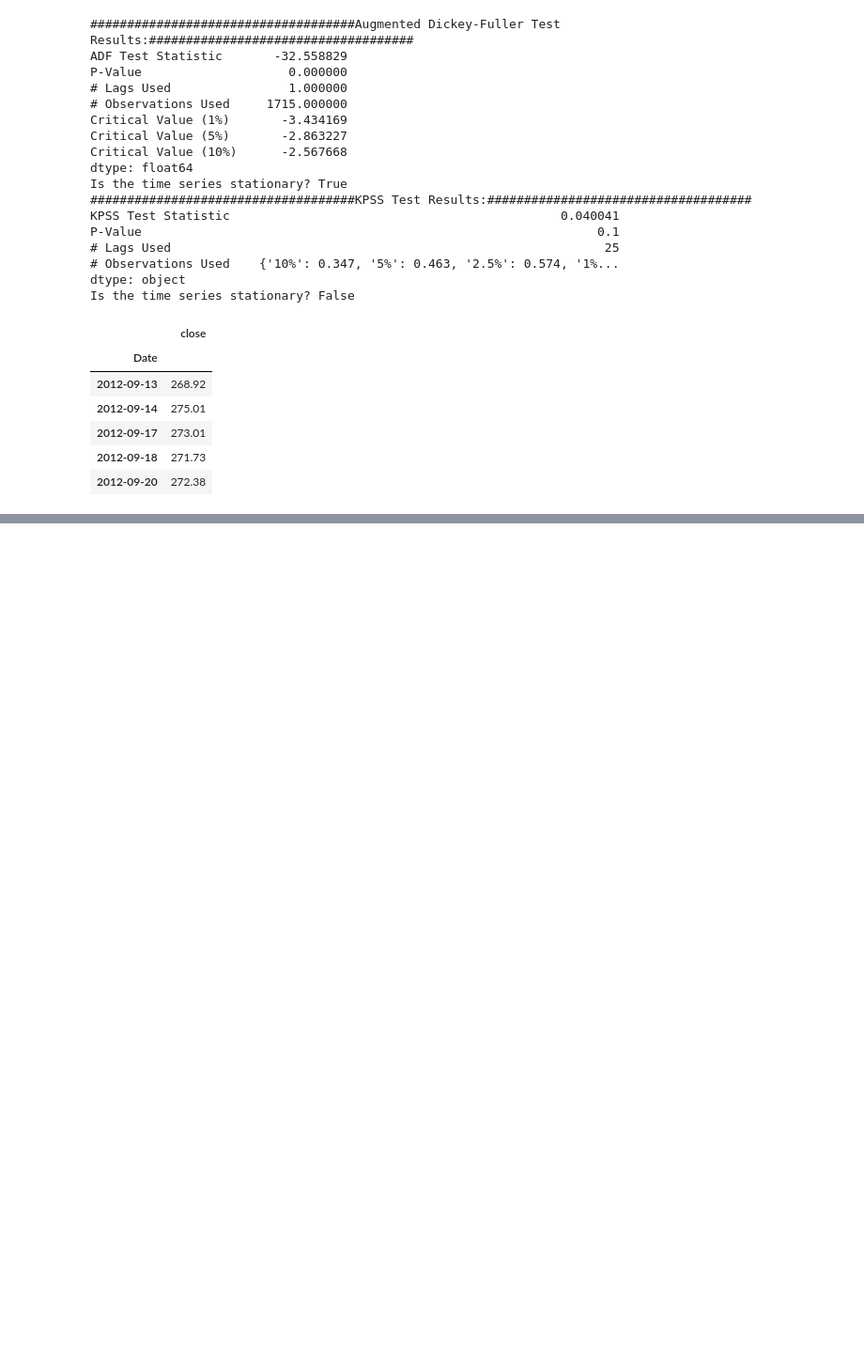
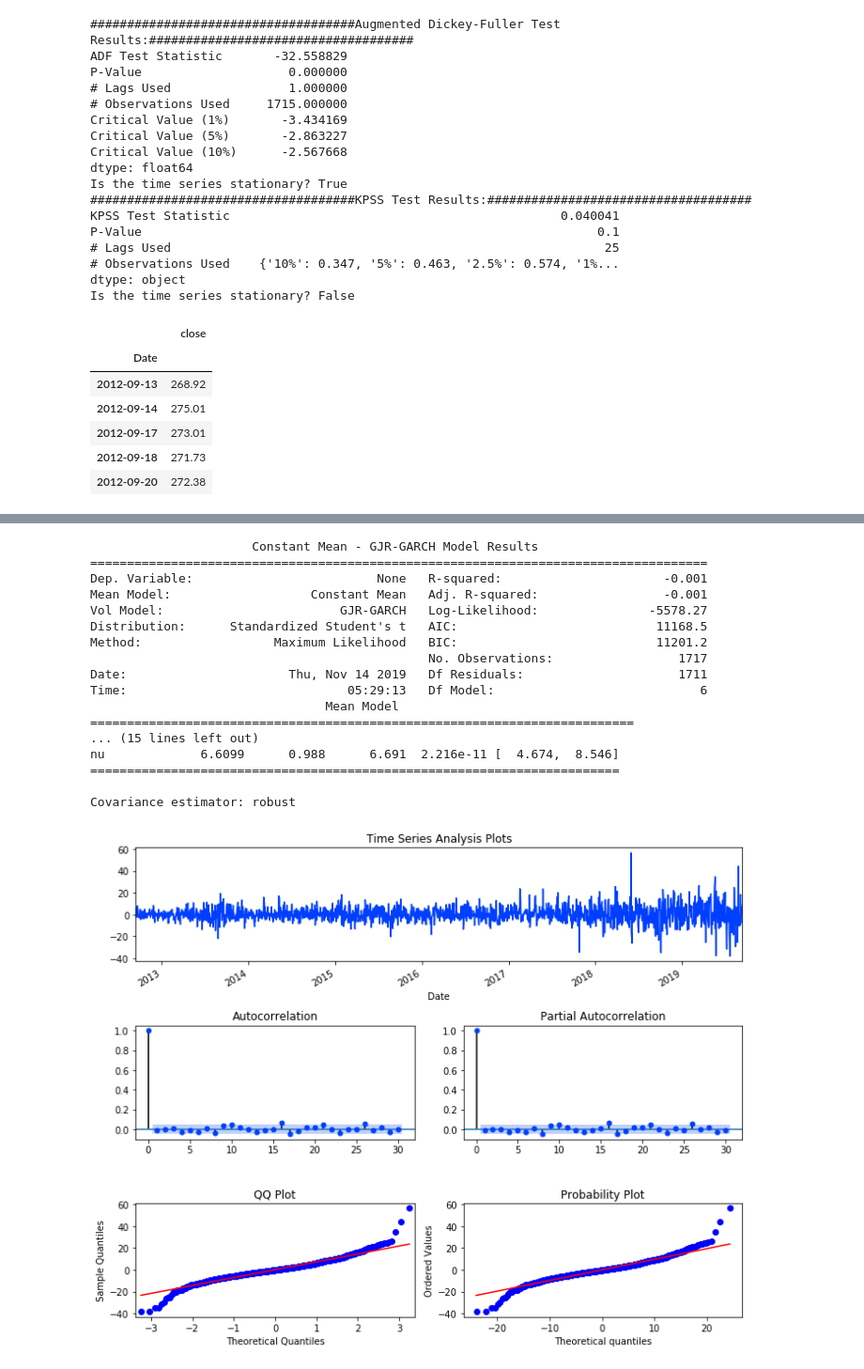
Before and after one commit to jesvin1/EPAT_TIMESERIES, a Jupyter notebook: Time Series Analysis-Monte Carlo Simulation.ipynb, the cells around one changed output, grey strips where cells are left out. Shown at 94% size. Saved outputs shown, nothing was run; the diff lists cells and outputs as text; code cells hidden in the pictures; blank space fills up the shorter version.

```diff
--- a/Time Series Analysis-Monte Carlo Simulation.ipynb
+++ b/Time Series Analysis-Monte Carlo Simulation.ipynb
@@ -228,0 +261,22 @@ ModuleNotFoundError: No module named 'arch'
+# %%
+print(res.summary())
+tsplot(res.resid, lags=30)
+# %% [output]
+                      Constant Mean - GJR-GARCH Model Results
+====================================================================================
+Dep. Variable:                         None   R-squared:                      -0.001
+Mean Model:                   Constant Mean   Adj. R-squared:                 -0.001
+Vol Model:                        GJR-GARCH   Log-Likelihood:               -5578.27
+Distribution:      Standardized Student's t   AIC:                           11168.5
+Method:                  Maximum Likelihood   BIC:                           11201.2
+                                              No. Observations:                 1717
+Date:                      Thu, Nov 14 2019   Df Residuals:                     1711
+Time:                              05:29:13   Df Model:                            6
+                                Mean Model
+==========================================================================
+... (15 lines left out)
+nu             6.6099      0.988      6.691  2.216e-11 [  4.674,  8.546]
+========================================================================
+
+Covariance estimator: robust
+[figure, added]
```
Also changed, not shown: parts of 37 cells of this notebook.
